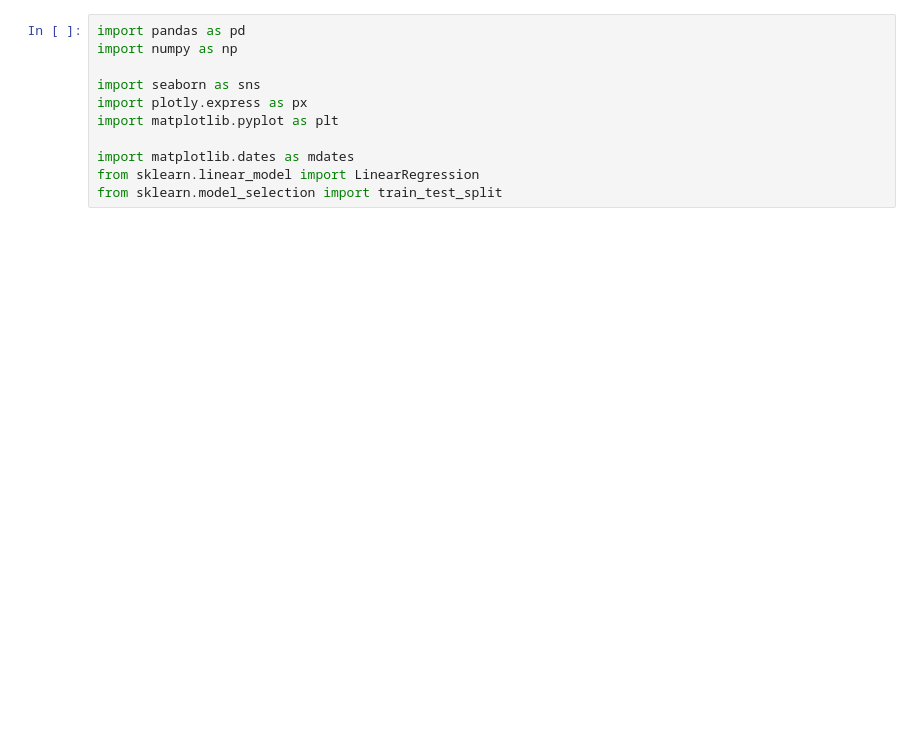
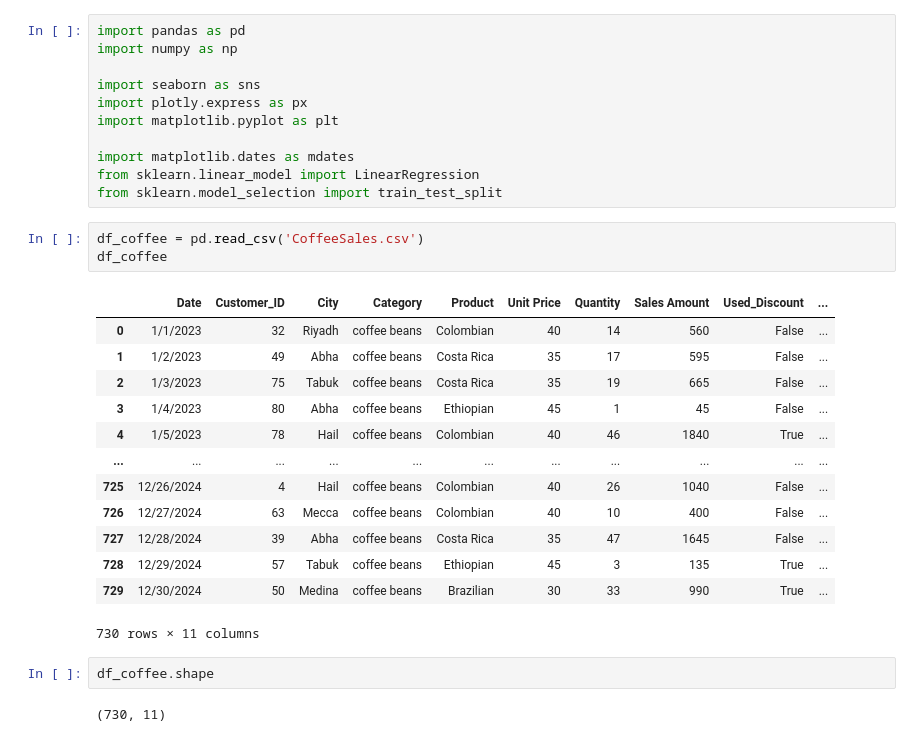
Before and after one commit to Jeff-Nibbs/coffee_dataset_dive, a Jupyter notebook: coffee.ipynb, the cells around one changed output. Drawn from its saved outputs; the diff is of its cells as text; blank space fills up the shorter version.

```diff
--- a/coffee.ipynb
+++ b/coffee.ipynb
@@ -29,3 +29,24 @@ import matplotlib.pyplot as plt
 import matplotlib.dates as mdates
 from sklearn.linear_model import LinearRegression
 from sklearn.model_selection import train_test_split
+# %%
+df_coffee = pd.read_csv('CoffeeSales.csv')
+df_coffee
+# %% [output]
+|  | Date | Customer_ID | City | Category | Product | Unit Price | Quantity | Sales Amount | Used_Discount | ... |
+| 0 | 1/1/2023 | 32 | Riyadh | coffee beans | Colombian | 40 | 14 | 560 | False | ... |
+| 1 | 1/2/2023 | 49 | Abha | coffee beans | Costa Rica | 35 | 17 | 595 | False | ... |
+| 2 | 1/3/2023 | 75 | Tabuk | coffee beans | Costa Rica | 35 | 19 | 665 | False | ... |
+| 3 | 1/4/2023 | 80 | Abha | coffee beans | Ethiopian | 45 | 1 | 45 | False | ... |
+| 4 | 1/5/2023 | 78 | Hail | coffee beans | Colombian | 40 | 46 | 1840 | True | ... |
+| ... | ... | ... | ... | ... | ... | ... | ... | ... | ... | ... |
+| 725 | 12/26/2024 | 4 | Hail | coffee beans | Colombian | 40 | 26 | 1040 | False | ... |
+| 726 | 12/27/2024 | 63 | Mecca | coffee beans | Colombian | 40 | 10 | 400 | False | ... |
+| 727 | 12/28/2024 | 39 | Abha | coffee beans | Costa Rica | 35 | 47 | 1645 | False | ... |
+| 728 | 12/29/2024 | 57 | Tabuk | coffee beans | Ethiopian | 45 | 3 | 135 | True | ... |
+| 729 | 12/30/2024 | 50 | Medina | coffee beans | Brazilian | 30 | 33 | 990 | True | ... |
+730 rows × 11 columns
+# %%
+df_coffee.shape
+# %% [output]
+(730, 11)
```
Also changed, not shown: parts of 19 cells of this notebook, 2 other files.
